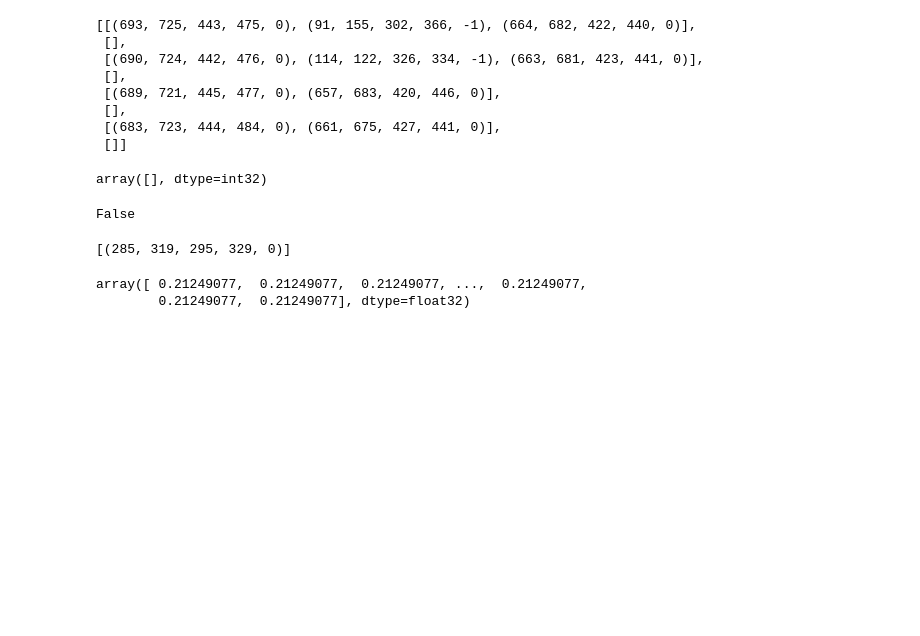
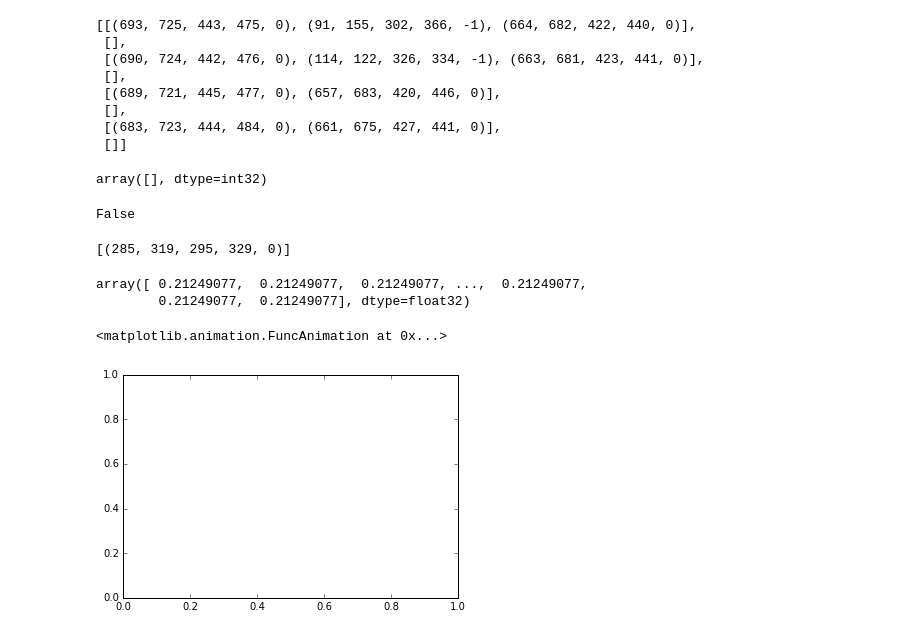
Before and after one commit to eracah/climate-dl, a Jupyter notebook: tutorials/plotting_demo.ipynb, the cells around one changed output. Saved outputs shown, nothing was run; the diff lists cells and outputs as text; code cells hidden in the pictures; blank space fills up the shorter version.

```diff
--- a/tutorials/plotting_demo.ipynb
+++ b/tutorials/plotting_demo.ipynb
@@ -38,7 +38,7 @@ from matplotlib import pyplot as plt
 %matplotlib inline
 
 # this directory can be accessed from cori
-maindir="/project/projectdirs/dasrepo/gordon_bell/climate/data/big_images/1979"
+maindir="/project/projectdirs/dasrepo/gordon_bell/deep_learning/data/climate/big_images/1979/"
 lsdir=listdir(maindir)
 
 rpfile = re.compile(r"^cam5_.*\.nc$")
@@ -104,9 +104,24 @@ def plot_box(dataset, time_slice, variable, with_box=True):
             add_bbox(sp,box)
     plt.show()
 
+def get_frame(month='05', day='05', time=0, variable='TMQ'):
+    dataset = get_dataset(month,day)
+    frame = dataset[variable][time]
+    return frame
+
+
+def get_dataset(month='05',day='05'):
+    maindir="/project/projectdirs/dasrepo/gordon_bell/deep_learning/data/climate/big_images/1979/"
+    prefix = 'cam5_1_amip_run2.cam2.h2.1979'
+    suffix = '00000.nc'
+    filename = '-'.join([prefix,month,day,suffix])
+    dataset = nc.Dataset(maindir+'/'+ filename, "r", format="NETCDF4")
+    return dataset
+
+
+
 def plot(month='05',day='05',time=0,variable='TMQ', with_box=True):
     filename = '-'.join([prefix,month,day,suffix])
-    print filename
     dataset = nc.Dataset(maindir+'/'+ filename, "r", format="NETCDF4")
     plot_box(dataset, time, variable, with_box)
 # %%
@@ -206,3 +221,30 @@ def make_labels(dataset,time_steps):
                                                                              u'teca_ymin',
                                                                              u'teca_ymax',
                                                                              u'teca_category']]
+# %%
+%matplotlib inline
+import time
+from matplotlib import animation
+from matplotlib import pyplot as plt
+fig, ax = plt.subplots()
+def gen_frames(month='01', days=['01','02']):
+    frames = []
+    for day in days:
+        frames.extend([get_frame(month=month, day=day,
+                                 time=i) for i in range(8)])
+    return frames
+
+def animate(i):
+    frames = gen_frames()
+
+    for frame in frames:
+        yield ax.imshow(frame)
+
+
+
+
+fig = plt.figure(1)
+animation.FuncAnimation(fig,animate,frames=16, interval=1000)
+# %% [output]
+<matplotlib.animation.FuncAnimation at 0x...>
+[figure, added]
```
Also changed, not shown: parts of 4 cells of this notebook, 1 other file.
